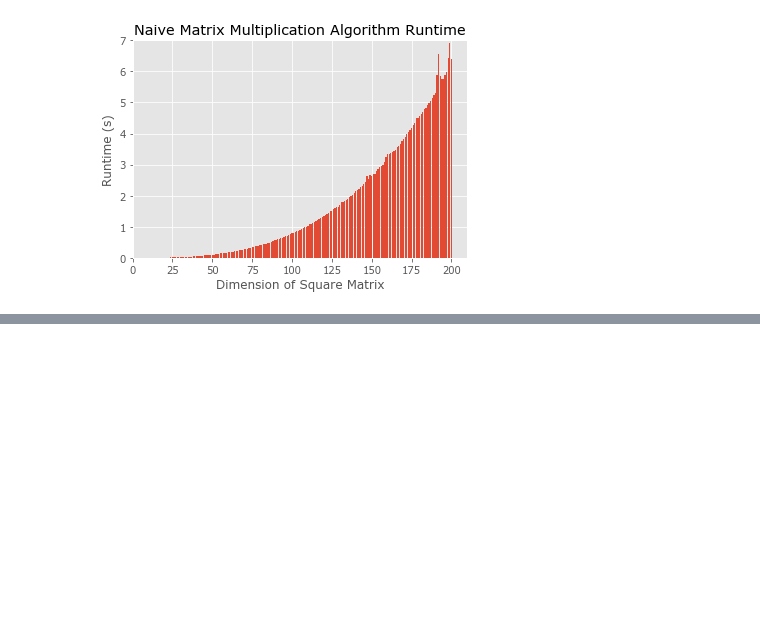
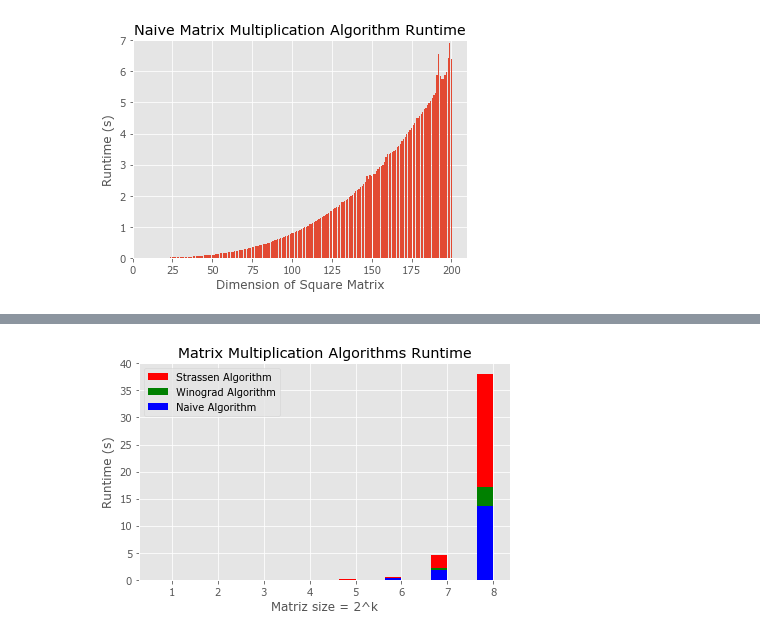
Before and after one commit to AkiraOkuno/Itau_Analytics, a Jupyter notebook: Linear Algebra/Matmul_01.ipynb, the cells around one changed output, grey strips where cells are left out. Cells and saved outputs as stored; diff of their text form; code cells hidden in the pictures; blank space fills up the shorter version.

```diff
--- a/Linear Algebra/Matmul_01.ipynb
+++ b/Linear Algebra/Matmul_01.ipynb
@@ -122,0 +343,3 @@ plt.ylim(0,7)
+# %%
+A = matrix(2,2)
+B = matrix(2,2)
@@ -122,0 +383,3 @@ plt.ylim(0,7)
+# %%
+A = matrix(4,4)
+B = matrix(4,4)
@@ -122,0 +437,33 @@ plt.ylim(0,7)
+# %%
+plt.style.use('ggplot')
+
+n_groups = 8
+fig, ax = plt.subplots()
+
+index = np.arange(n_groups)
+bar_width = 0.35
+
+opacity = 0.4
+
+rects1 = ax.bar(index, tuple(strassen_runtime), bar_width,
+                alpha=1, color='r',
+                label='Strassen Algorithm')
+
+rects2 = ax.bar(index, tuple(winograd_runtime), bar_width,
+                alpha=1, color='g',
+                label='Winograd Algorithm')
+
+rects3 = ax.bar(index, tuple(naive_runtime), bar_width,
+                alpha=1, color='b',
+                label='Naive Algorithm')
+
+ax.set_xlabel('Matriz size = 2^k')
+ax.set_ylabel('Runtime (s)')
+ax.set_title('Matrix Multiplication Algorithms Runtime')
+ax.set_xticks(index + bar_width / 2)
+ax.set_xticklabels(range(1,9))
+ax.legend()
+
+fig.tight_layout()
+# %% [output]
+[figure, added]
```
Also changed, not shown: parts of 26 cells of this notebook.
